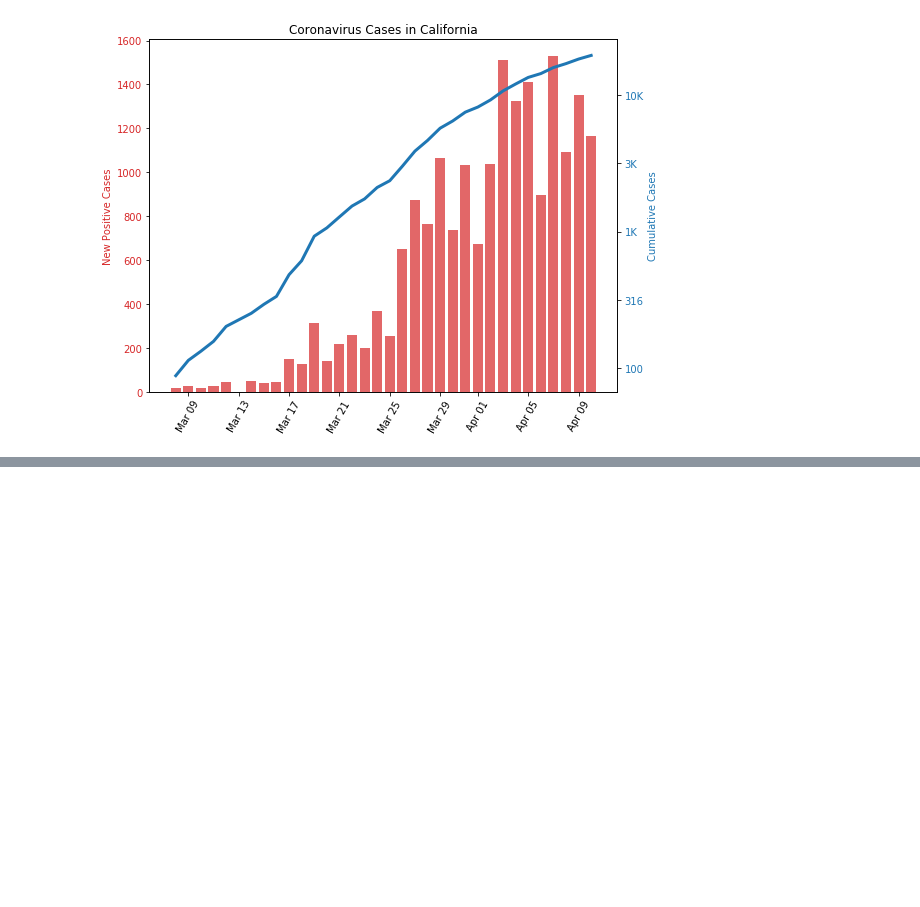
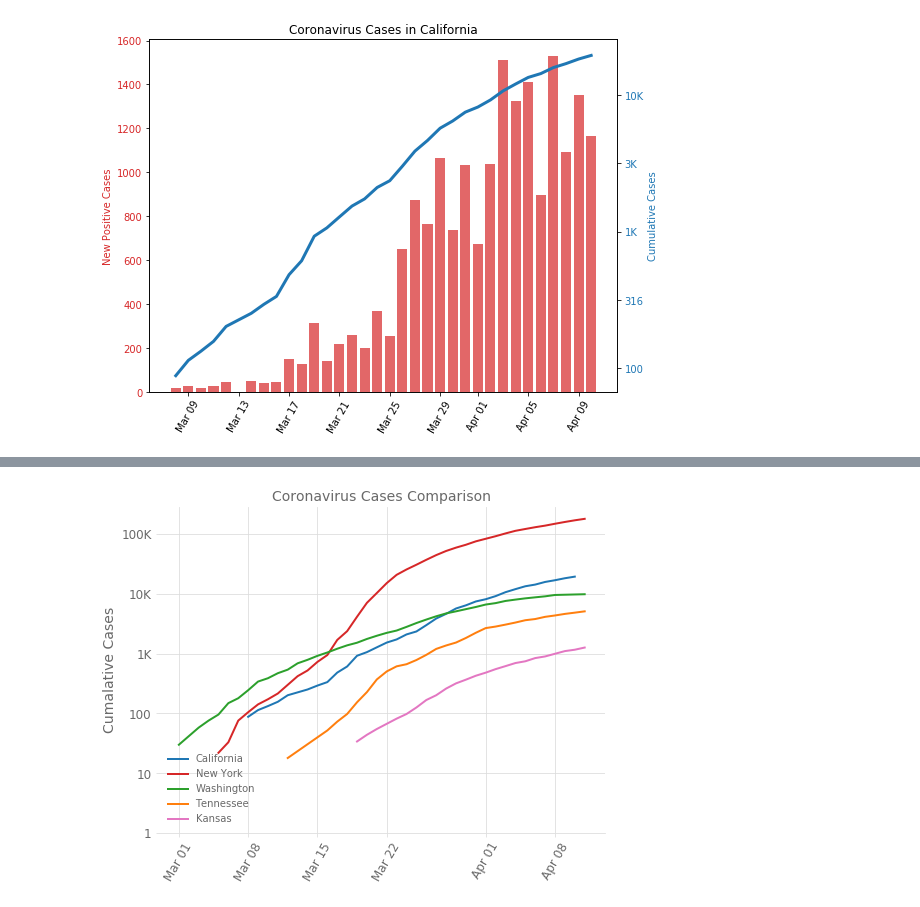
Before and after one commit to iuqiddis/covid-19, a Jupyter notebook: covid.ipynb, the cells around one changed output, grey strips where cells are left out. Cells and saved outputs as stored; diff of their text form; code cells hidden in the pictures; blank space fills up the shorter version.

```diff
--- a/covid.ipynb
+++ b/covid.ipynb
@@ -185,0 +188,3 @@ plot_logcomp('KS','TN', False)
+# %%
+five = ['CA', 'NY', 'WA', 'TN', 'KS']
+two  = ['CA', 'NY']
@@ -185,0 +247,4 @@ plot_logcomp('KS','TN', False)
+# %%
+plot_comp(five)
+# %% [output]
+[figure, added]
```
Also changed, not shown: parts of 6 cells of this notebook, 1 other file.
